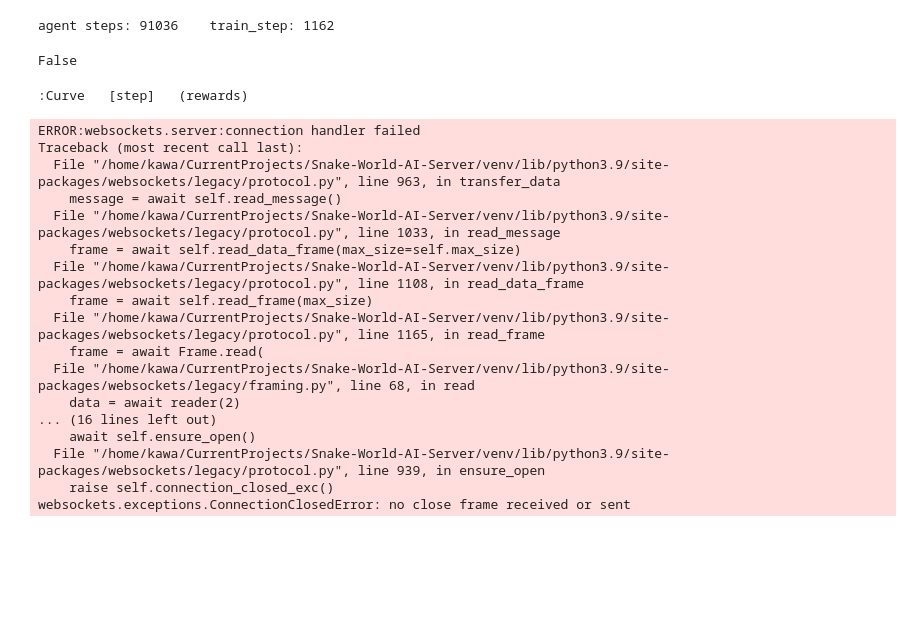
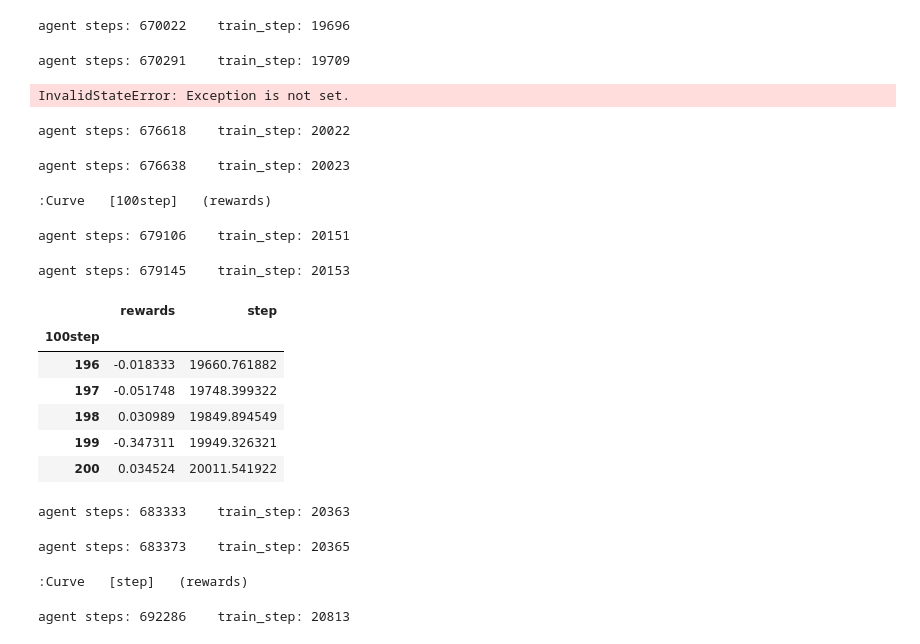
Before and after one commit to kwdChan/Snake-World-AI-Server, a Jupyter notebook: server.ipynb, the cells around one changed output. Cells and saved outputs as stored; diff of their text form; code cells hidden in the pictures; blank space fills up the shorter version.

```diff
--- a/server.ipynb
+++ b/server.ipynb
@@ -38,10 +41,11 @@ deep_q_model_extracted = DQLModelPreExtracted()
 # %%
 server = asyncio.create_task(main({"deep_q_pre_extracted": deep_q_model_extracted}))
 # %%
+train_task.cancel()
 async def train():
     while True:
-        deep_q_model_extracted.train(32)
-        await asyncio.sleep(0.2)
+        deep_q_model_extracted.train(256)
+        await asyncio.sleep(0.1)
         agent_total_steps = deep_q_model_extracted.agent_total_steps
         train_step = deep_q_model_extracted.train_step
 
@@ -50,29 +54,37 @@ async def train():
 
 train_task = asyncio.create_task(train())
 # %% [output]
-agent steps: 91036    train_step: 1162
+agent steps: 670022    train_step: 19696
-# %%
-train_task.cancel()
-# %% [output]
-False
+# %%
+raise train_task.exception()
+# %% [output]
+agent steps: 670291    train_step: 19709
+InvalidStateError: Exception is not set.
+agent steps: 676618    train_step: 20022
+# %%
+data = deep_q_model_extracted.eval()
+data['100step'] = data['step'].apply(lambda x: int(x/100))
+
+hv.Curve(data.groupby('100step')['rewards'].mean())
+# %% [output]
+agent steps: 676638    train_step: 20023
+:Curve   [100step]   (rewards)
+agent steps: 679106    train_step: 20151
+# %%
+data.groupby('100step').mean()
+# %% [output]
+agent steps: 679145    train_step: 20153
+|  | rewards | step |
+| 100step |  |  |
+| 196 | -0.018333 | 19660.761882 |
+| 197 | -0.051748 | 19748.399322 |
+| 198 | 0.030989 | 19849.894549 |
+| 199 | -0.347311 | 19949.326321 |
+| 200 | 0.034524 | 20011.541922 |
+agent steps: 683333    train_step: 20363
 # %%
-hv.Curve(deep_q_model_extracted.eval().groupby('step').mean())
+hv.Curve(data.groupby('step')['rewards'].mean())
 # %% [output]
-:Curve   [step]   (rewards)
+agent steps: 683373    train_step: 20365
-ERROR:websockets.server:connection handler failed
-Traceback (most recent call last):
-  File "/home/kawa/CurrentProjects/Snake-World-AI-Server/venv/lib/python3.9/site-packages/websockets/legacy/protocol.py", line 963, in transfer_data
-    message = await self.read_message()
-  File "/home/kawa/CurrentProjects/Snake-World-AI-Server/venv/lib/python3.9/site-packages/websockets/legacy/protocol.py", line 1033, in read_message
-    frame = await self.read_data_frame(max_size=self.max_size)
-  File "/home/kawa/CurrentProjects/Snake-World-AI-Server/venv/lib/python3.9/site-packages/websockets/legacy/protocol.py", line 1108, in read_data_frame
-    frame = await self.read_frame(max_size)
-  File "/home/kawa/CurrentProjects/Snake-World-AI-Server/venv/lib/python3.9/site-packages/websockets/legacy/protocol.py", line 1165, in read_frame
-    frame = await Frame.read(
-  File "/home/kawa/CurrentProjects/Snake-World-AI-Server/venv/lib/python3.9/site-packages/websockets/legacy/framing.py", line 68, in read
-    data = await reader(2)
-... (16 lines left out)
-    await self.ensure_open()
-  File "/home/kawa/CurrentProjects/Snake-World-AI-Server/venv/lib/python3.9/site-packages/websockets/legacy/protocol.py", line 939, in ensure_open
-    raise self.connection_closed_exc()
-websockets.exceptions.ConnectionClosedError: no close frame received or sent
+:Curve   [step]   (rewards)
+agent steps: 692286    train_step: 20813
```
Also changed, not shown: parts of 3 cells of this notebook, 1 other file.
